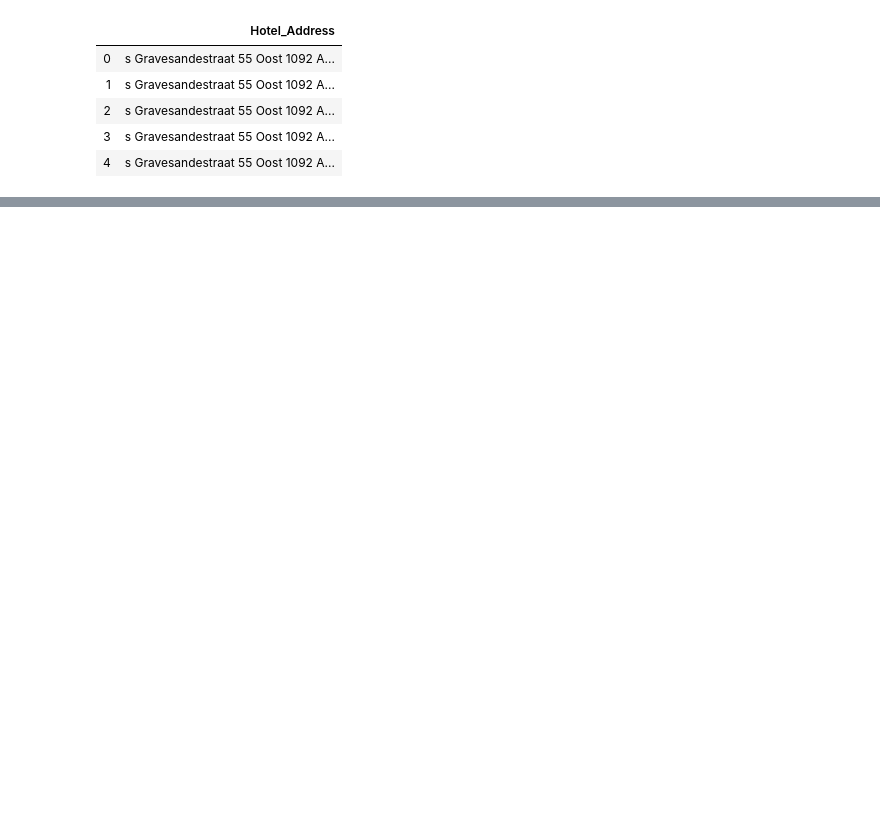
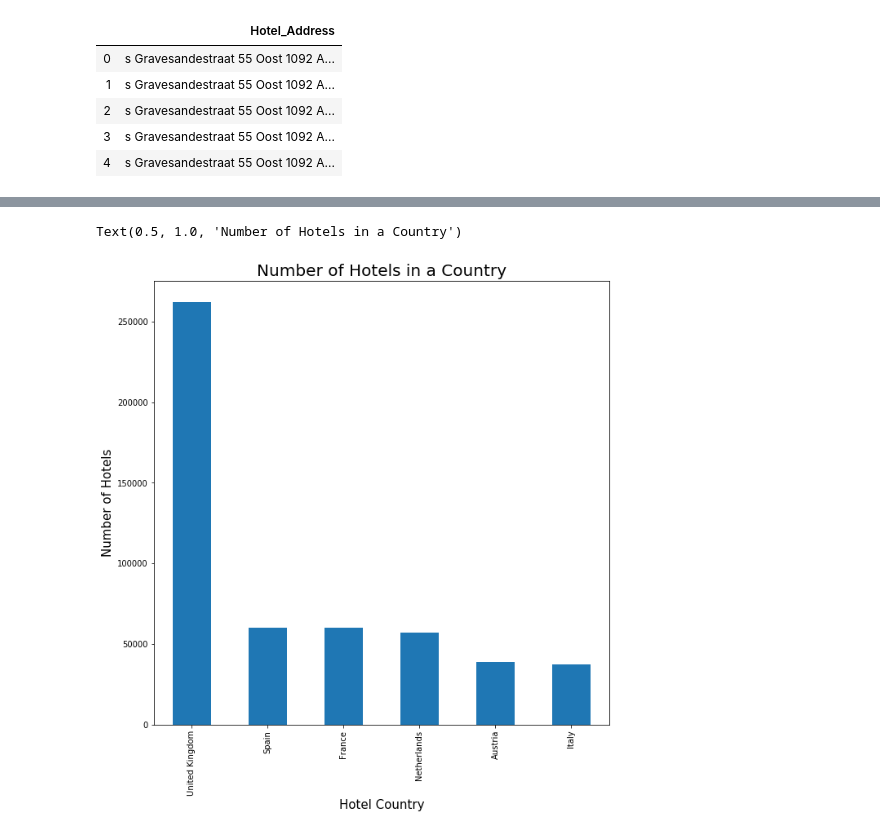
Before and after one commit to the-rahul-kumar/project-hotel-ratings-prediction, a Jupyter notebook: exploratory-data-analysis.ipynb, the cells around one changed output, grey strips where cells are left out. Cells and saved outputs as stored; diff of their text form; code cells hidden in the pictures; blank space fills up the shorter version.

```diff
--- a/exploratory-data-analysis.ipynb
+++ b/exploratory-data-analysis.ipynb
@@ -167,0 +178,6 @@ hotel_address['Hotel_Address'][500000]
+# %%
+
+text = "140 Gloucester Road Kensington and Chelsea London SW7 4QH United Kingdom"
+for country in pycountry.countries:
+    if country.name in text:
+        print(country.name)
@@ -167,0 +188,8 @@ hotel_address['Hotel_Address'][500000]
+# %%
+def country_txt(text):
+    for country in pycountry.countries:
+        if country.name in text:
+            return country.name
+# %%
+# I used the apply method to apply the above function to each row
+hotels['Country'] = hotels['Hotel_Address'].apply(country_txt)
@@ -167,0 +259,18 @@ hotel_address['Hotel_Address'][500000]
+# %%
+# The Lat and Lng at the moment dont seem to have much use, especially since it has a large amount of null values. The address
+# has given us the general country of each hotel.
+
+# Value Count for the Country.
+plt.figure(figsize=(10,10))
+
+#Value Counts for Reviewer Nationality, as if the nationality is rare, we won't really get any meaningful information from it
+hotels.Country.value_counts().plot.bar()
+
+plt.xlabel('Hotel Country',fontsize=15)
+plt.ylabel('Number of Hotels',fontsize=15)
+plt.title('Number of Hotels in a Country',fontsize=20)
+
+# The graph doesn't help much
+# %% [output]
+Text(0.5, 1.0, 'Number of Hotels in a Country')
+[figure, added]
```
Also changed, not shown: parts of 9 cells of this notebook.
